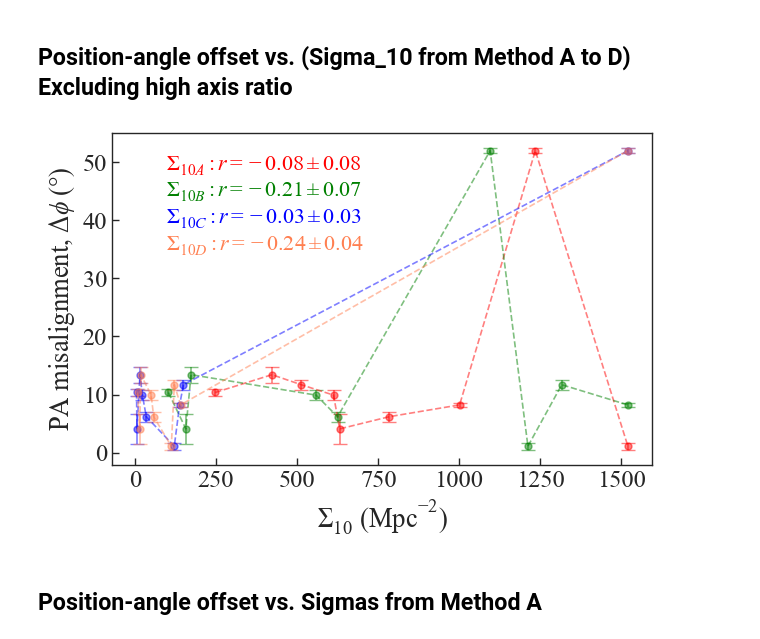
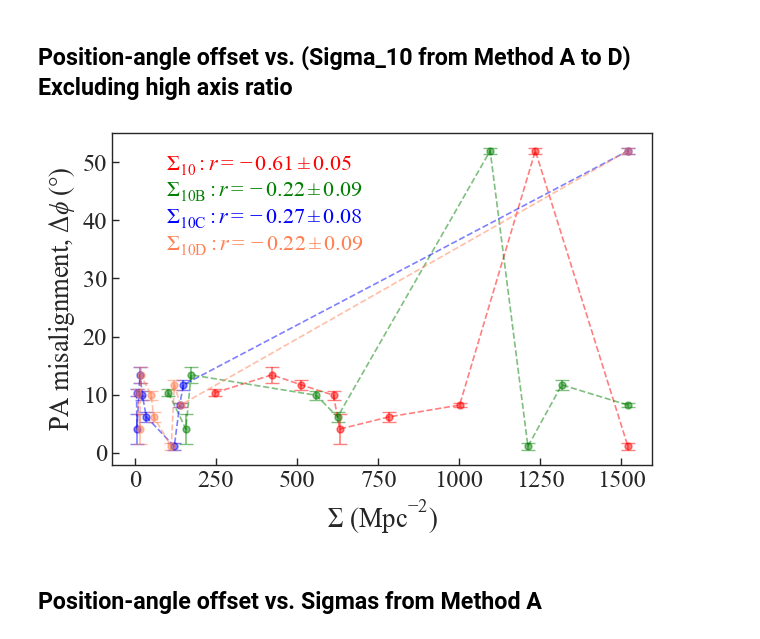
Before and after one commit to AstroBridge/BDLensing, a Jupyter notebook: analysis/correlation_centroidoff_angularoff.ipynb, the cells around one changed output. Cells and saved outputs as stored; diff of their text form; code cells hidden in the pictures.

```diff
--- a/analysis/correlation_centroidoff_angularoff.ipynb
+++ b/analysis/correlation_centroidoff_angularoff.ipynb
@@ -1699,6 +1699,16 @@ df_sigma_scaled_ex_q_l = pd.DataFrame(sigma_scaled_ex_q_l, columns=df_sigma_ex_q
 fig, ax = plt.subplots(1, 1, figsize=pf.get_fig_size(pf.mnras_textwidth))
 
 # fig.subplots_adjust(left=0.1, right=0.9, bottom=0.1, top=0.9, wspace=0.2, hspace=0.2)
+
+# errbar_plot(
+#     Sigma_10a_sdset_ex_q_l,
+#     dphis_10a_ex_q_l,
+#     sigma_dphis_10a_ex_q_l,
+#     ["S_10a", "position_angle_offset6"],
+#     r_dphi_Sigma_10a_ex_q_L,
+#     ax,
+#     "red",
+# )
 
 plt.errorbar(
     df_sigma_scaled_ex_q_l['Sigma_10a_sdset'],
@@ -1724,39 +1734,50 @@ plt.errorbar(
 )
 
 plt.errorbar(
     df_sigma_scaled_ex_q_l['Sigma_10c_sdset'],
     dphis_10c_ex_q_l,
     yerr=sigma_dphis_10c_ex_q_l,
     fmt="o--",
     color="blue",
     label="S_10c",
     alpha=0.5,
     markersize=5,
     capsize=5,
 )
 
 plt.errorbar(
     df_sigma_scaled_ex_q_l['Sigma_10d_sdset'],
     dphis_10d_ex_q_l,
     yerr=sigma_dphis_10d_ex_q_l,
     fmt="o--",
     color="coral",
     label="S_10d",
     alpha=0.5,
     markersize=5,
     capsize=5,
 )
 
-plt.text(0.1, 0.9, "$\Sigma_{{10A}}: r = {0:.2f}\pm{1:.2f}$".format(r_dphi_Sigma_10a[0], (r_dphi_Sigma_10a[1] - r_dphi_Sigma_10a[0])/2), horizontalalignment="left", verticalalignment="center", transform=ax.transAxes, fontsize=16, color="red")
-plt.text(0.1, 0.82, "$\Sigma_{{10B}}: r = {0:.2f}\pm{1:.2f}$".format(r_dphi_Sigma_10b[0], (r_dphi_Sigma_10b[1] - r_dphi_Sigma_10b[0])/2), horizontalalignment="left", verticalalignment="center", transform=ax.transAxes, fontsize=16, color="green")
-plt.text(0.1, 0.74, "$\Sigma_{{10C}}: r = {0:.2f}\pm{1:.2f}$".format(r_dphi_Sigma_10c[0], (r_dphi_Sigma_10c[1] - r_dphi_Sigma_10c[0])/2), horizontalalignment="left", verticalalignment="center", transform=ax.transAxes, fontsize=16, color="blue")
-plt.text(0.1, 0.66, "$\Sigma_{{10D}}: r = {0:.2f}\pm{1:.2f}$".format(r_dphi_Sigma_10d[0], (r_dphi_Sigma_10d[1] - r_dphi_Sigma_10d[0])/2), horizontalalignment="left", verticalalignment="center", transform=ax.transAxes, fontsize=16, color="coral")
-plt.xlabel("$\Sigma_{10}$ (Mpc$^{-2})$")
+# case ["S_10b", "position_angle_offset5"]:
+#             ax.text(
+#                 0.61,
+#                 0.82,
+#                 r"$\Sigma_{10 \rm B}$: " + str,
+#                 horizontalalignment="left",
+#                 verticalalignment="center",
+#                 transform=ax.transAxes,
+#                 fontsize=16,
+#                 color=c,
+
+plt.text(0.1, 0.9, "$\Sigma_{{10}}: r = {0:.2f}\pm{1:.2f}$".format(r_dphi_Sigma_10a_ex_q_L[0], (r_dphi_Sigma_10a_ex_q_L[1] - r_dphi_Sigma_10a_ex_q_L[2])/2), horizontalalignment="left", verticalalignment="center", transform=ax.transAxes, fontsize=16, color="red")
+plt.text(0.1, 0.82, "$\Sigma_{{10 \\rm B}}: r = {0:.2f}\pm{1:.2f}$".format(r_dphi_Sigma_10b_ex_q_L[0], (r_dphi_Sigma_10b_ex_q_L[1] - r_dphi_Sigma_10b_ex_q_L[2])/2), horizontalalignment="left", verticalalignment="center", transform=ax.transAxes, fontsize=16, color="green")
+plt.text(0.1, 0.74, "$\Sigma_{{10 \\rm C}}: r = {0:.2f}\pm{1:.2f}$".format(r_dphi_Sigma_10c_ex_q_L[0], (r_dphi_Sigma_10c_ex_q_L[1] - r_dphi_Sigma_10c_ex_q_L[2])/2), horizontalalignment="left", verticalalignment="center", transform=ax.transAxes, fontsize=16, color="blue")
+plt.text(0.1, 0.66, "$\Sigma_{{10 \\rm D}}: r = {0:.2f}\pm{1:.2f}$".format(r_dphi_Sigma_10d_ex_q_L[0], (r_dphi_Sigma_10d_ex_q_L[1] - r_dphi_Sigma_10d_ex_q_L[2])/2), horizontalalignment="left", verticalalignment="center", transform=ax.transAxes, fontsize=16, color="coral")
+plt.xlabel("$\Sigma$ (Mpc$^{-2})$")
 plt.ylabel("PA misalignment, $\Delta \phi\;(\degree)$")
 plt.show()
 fig.savefig("../paper/figures/position_angle_offset_vs_Sigma_10AtoD_ex_q_l.pdf", bbox_inches="tight")
 # %% [output]
-[figure, old version]
+[figure, new version]
 # %% [markdown]
 ## Position-angle offset vs. Sigmas from Method A
 # %%
```
Also changed, not shown: parts of 2 cells of this notebook, 13 other files.
